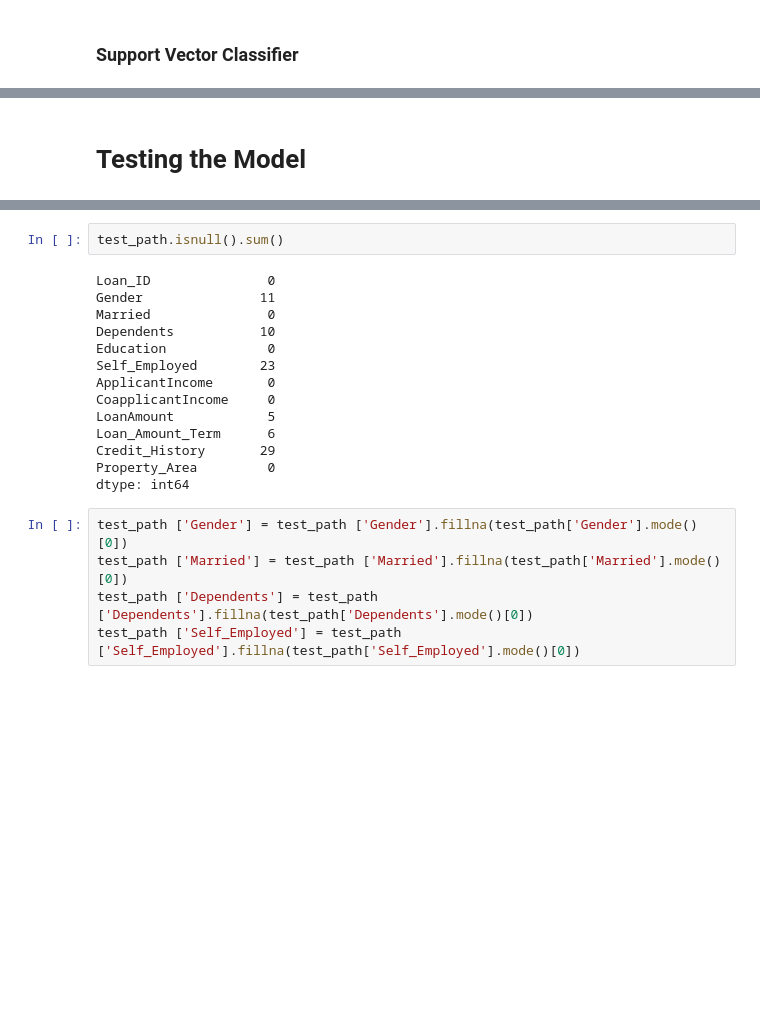
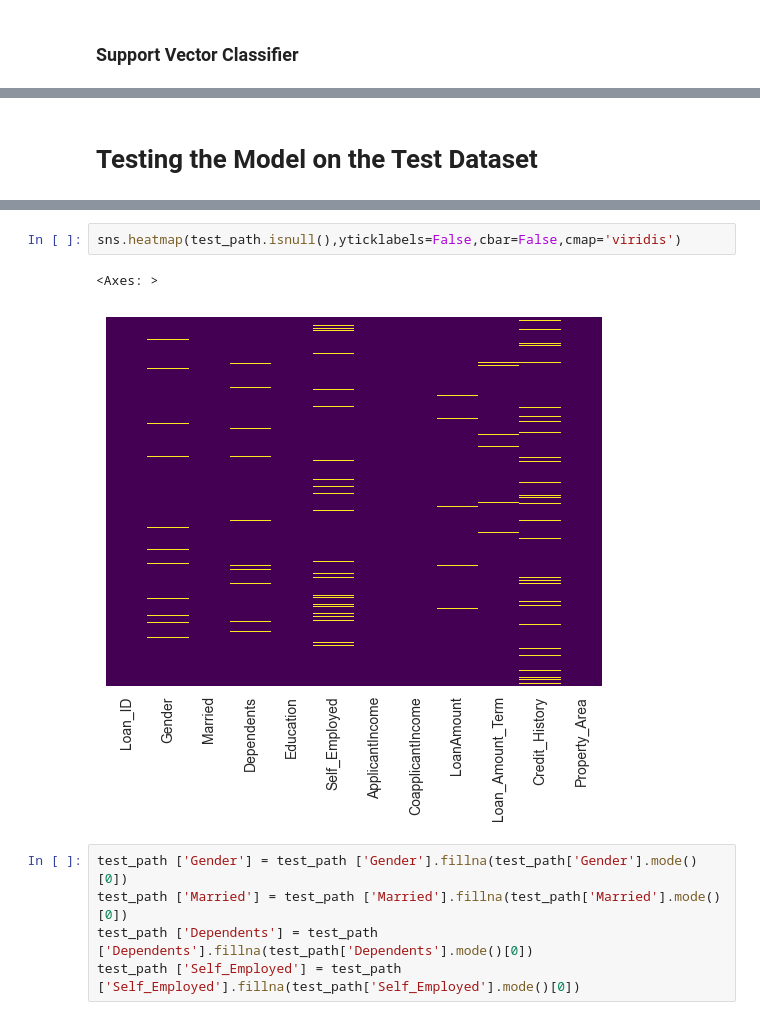
Before and after one commit to keithkamson/loan-prediction-ML, a Jupyter notebook: loan-prediction-ml.ipynb, the cells around one changed output, grey strips where cells are left out. Cells and saved outputs as stored; diff of their text form; blank space fills up the shorter version.

```diff
--- a/loan-prediction-ml.ipynb
+++ b/loan-prediction-ml.ipynb
@@ -438,6 +555,6 @@ weighted avg       0.85      0.82      0.80       368
 [figure]
 # %% [markdown]
-# Testing the Model
+# Testing the Model on the Test Dataset
 # %%
 test_path.head()
 # %% [output]
@@ -447,22 +564,11 @@ test_path.head()
 | 2 | LP001031 | Male | Yes | 2 | Graduate | No | 5000 | 1800 | ... |
 | 3 | LP001035 | Male | Yes | 2 | Graduate | No | 2340 | 2546 | ... |
 | 4 | LP001051 | Male | No | 0 | Not Graduate | No | 3276 | 0 | ... |
-# %%
-test_path.isnull().sum()
-# %% [output]
-Loan_ID               0
-Gender               11
-Married               0
-Dependents           10
-Education             0
-Self_Employed        23
-ApplicantIncome       0
-CoapplicantIncome     0
-LoanAmount            5
-Loan_Amount_Term      6
-Credit_History       29
-Property_Area         0
-dtype: int64
+# %%
+sns.heatmap(test_path.isnull(),yticklabels=False,cbar=False,cmap='viridis')
+# %% [output]
+<Axes: >
+[figure, added]
 # %%
 test_path ['Gender'] = test_path ['Gender'].fillna(test_path['Gender'].mode()[0])
 test_path ['Married'] = test_path ['Married'].fillna(test_path['Married'].mode()[0])
```
Also changed, not shown: parts of 37 cells of this notebook.
